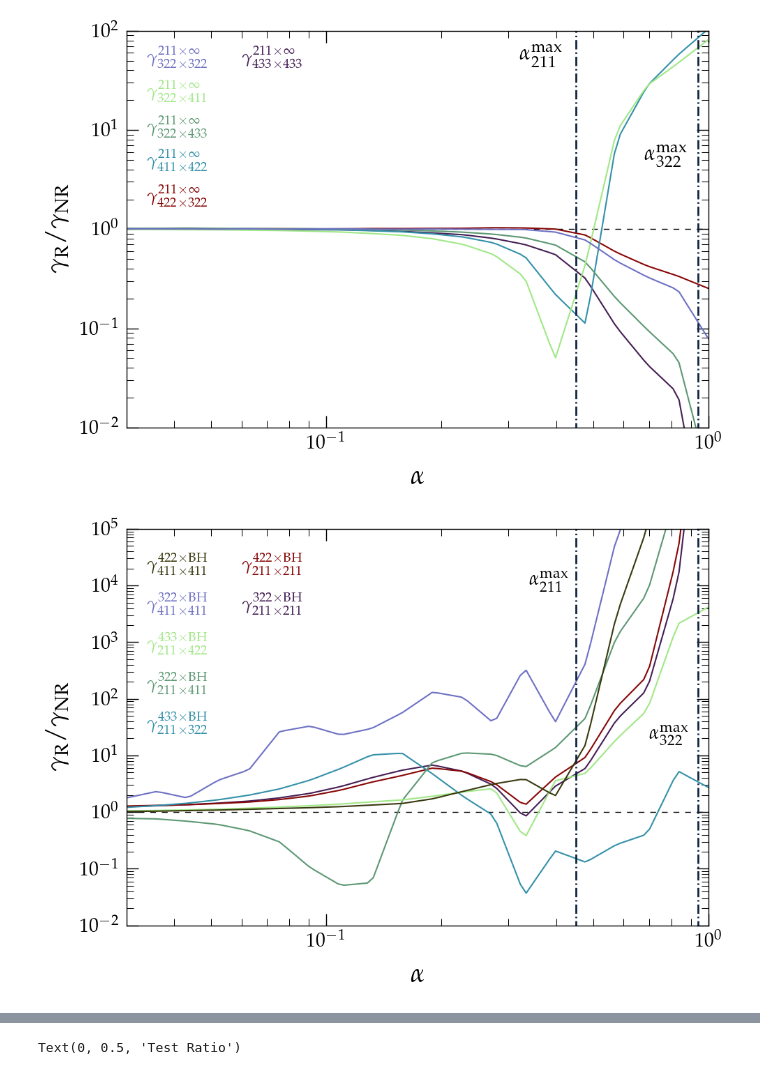
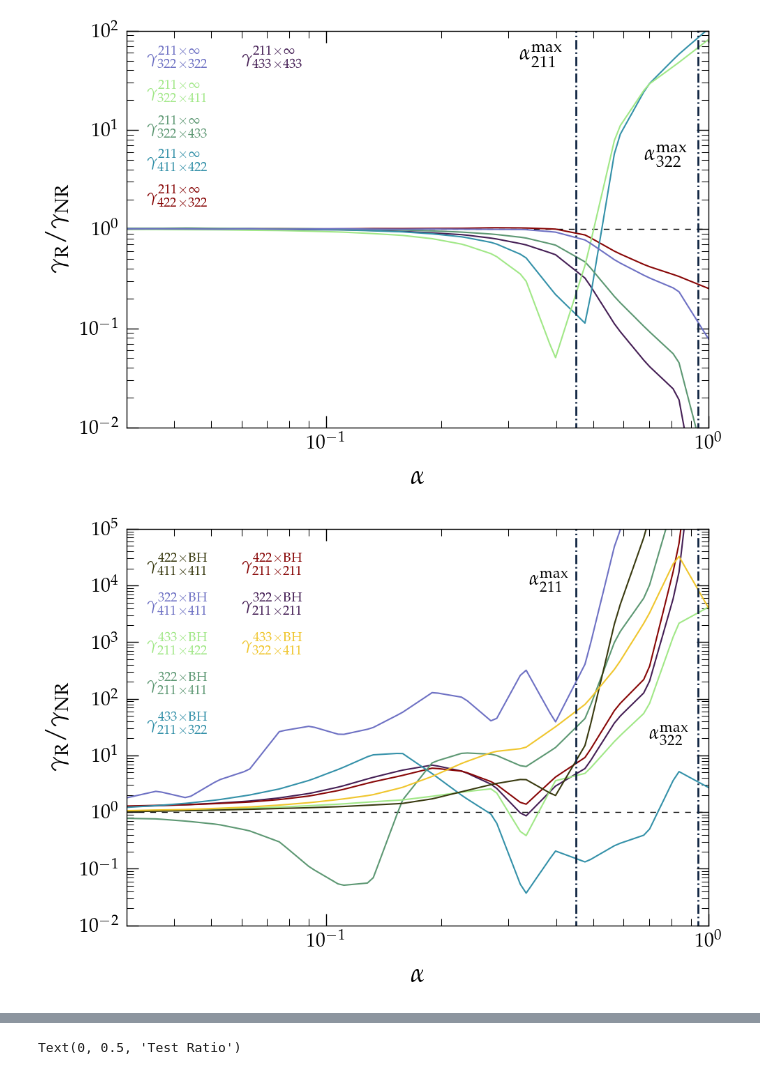
Before and after one commit to SamWitte/Axion_SR_TDE, a Jupyter notebook: src/rate_sve/Rate_Scaling.ipynb, the cells around one changed output, grey strips where cells are left out. Saved outputs shown, nothing was run; the diff lists cells and outputs as text; code cells hidden in the pictures.

```diff
--- a/src/rate_sve/Rate_Scaling.ipynb
+++ b/src/rate_sve/Rate_Scaling.ipynb
@@ -592,7 +592,7 @@ apts = np.logspace(np.log10(0.03), np.log10(1), 100)
 plt.plot(apts, np.ones_like(apts), lw=1.0, c="k", dashes=(6,6))
 
 lw=1.5
-colorL = ["#451F55", "#880707", "#3491A9", "#5D9873", "#A1E887", "#6E71C4", "#393A10"]
+colorL = ["#451F55", "#880707", "#3491A9", "#5D9873", "#A1E887", "#6E71C4", "#393A10", "#F0C62D"]
 
 loadIn = np.loadtxt("211_211_322_BH_NR.dat")
 intF = interp1d(np.log10(loadIn[:,0]), np.log10(loadIn[:,1]), fill_value='extrapolate', bounds_error=False)
@@ -641,6 +641,13 @@ newP = 10**intF(np.log10(apts))
 plt.plot(apts, (newP ) /  ypts, colorL[6], lw=lw)
 
 
+loadIn = np.loadtxt("322_411_433_BH_NR.dat")
+intF = interp1d(np.log10(loadIn[:,0]), np.log10(loadIn[:,1]), fill_value='extrapolate', bounds_error=False)
+ypts = 3.8e-11 * apts**7 * (1 + np.sqrt(1 - 0.9**2))
+newP = 10**intF(np.log10(apts))
+plt.plot(apts, (newP ) /  ypts, colorL[7], lw=lw)
+
+
 #axs.axvspan(0.94, 2, facecolor="k", alpha=0.1)
 #axs.axvspan(0.45, 2, facecolor="k", alpha=0.1)
 plt.vlines(0.94, 0, 1e5, ls="dashdot", color="#102542", lw=2)
@@ -648,34 +655,35 @@ plt.vlines(0.45, 0, 1e5, ls="dashdot", color="#102542", lw=2)
 
 plt.text( 0.34, 1e4, r"$\alpha^{\rm max}_{211}$", rotation=0, fontsize=20)
 plt.text( 0.7, 20, r"$\alpha^{\rm max}_{322}$", rotation=0, fontsize=20)
 
 
 refTop = 10**np.log10(2e4)
 refDif = -0.7
 plt.text(0.034, refTop, r"$\boldmath \gamma_{411\times 411}^{422 \times {\rm BH}}$", fontsize=18, color=colorL[6])
 plt.text(0.034, refTop*10**(refDif), r"$\boldmath \gamma_{411\times 411}^{322 \times {\rm BH}}$", fontsize=18, color=colorL[5])
 plt.text(0.034, refTop*10**(2*refDif), r"$\boldmath \gamma_{211\times 422}^{433 \times {\rm BH}}$", fontsize=18, color=colorL[4])
 plt.text(0.034, refTop*10**(3*refDif), r"$\boldmath \gamma_{211\times 411}^{322 \times {\rm BH}}$", fontsize=18, color=colorL[3])
 plt.text(0.034, refTop*10**(4*refDif), r"$\boldmath \gamma_{211\times 322}^{433 \times {\rm BH}}$", fontsize=18, color=colorL[2])
 plt.text(0.06, refTop, r"$\boldmath \gamma_{211\times 211}^{422 \times {\rm BH}}$", fontsize=18, color=colorL[1])
 plt.text(0.06, refTop*10**(refDif), r"$\boldmath \gamma_{211\times 211}^{322 \times {\rm BH}}$", fontsize=18, color=colorL[0])
+plt.text(0.06, refTop*10**(2*refDif), r"$\boldmath \gamma_{322\times 411}^{433 \times {\rm BH}}$", fontsize=18, color=colorL[7])
 
 
 
 
 plt.xscale("log")
 plt.yscale("log")
 plt.xlim([0.03,1])
 plt.ylim([0.01, 1e5])
 
 plt.xlabel(r"$\alpha$", fontsize=28)
 # plt.ylabel(r"$\left( \gamma / \mu\right)_{f_a = M_{\rm pl}}$", fontsize=26)
 plt.ylabel(r"$\gamma_{\rm R} / \gamma_{\rm NR}$", fontsize=26)
 
 plt.tight_layout()
 plt.savefig("../plts/Rates_BH_n4.pdf", dpi=200)
 # %% [output]
-[figure, old version]
+[figure, new version]
 # %%
 ##
 fig, axs = plt.subplots(1, figsize=(10,7))
```
Also changed, not shown: parts of 2 cells of this notebook, 12 other files.
